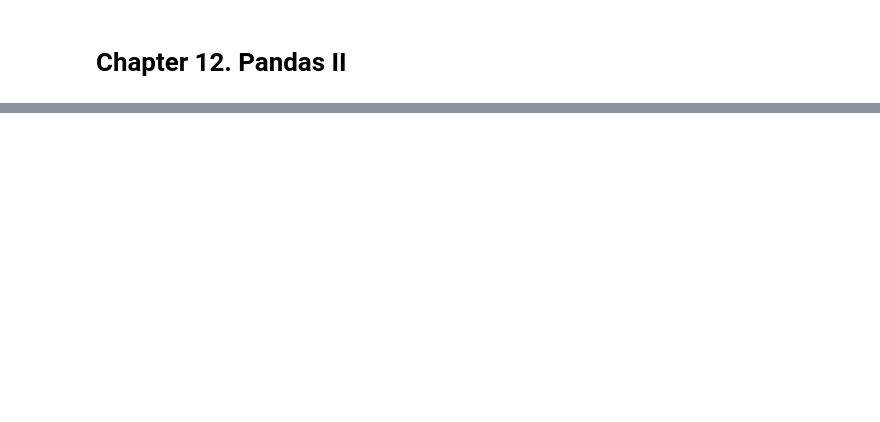
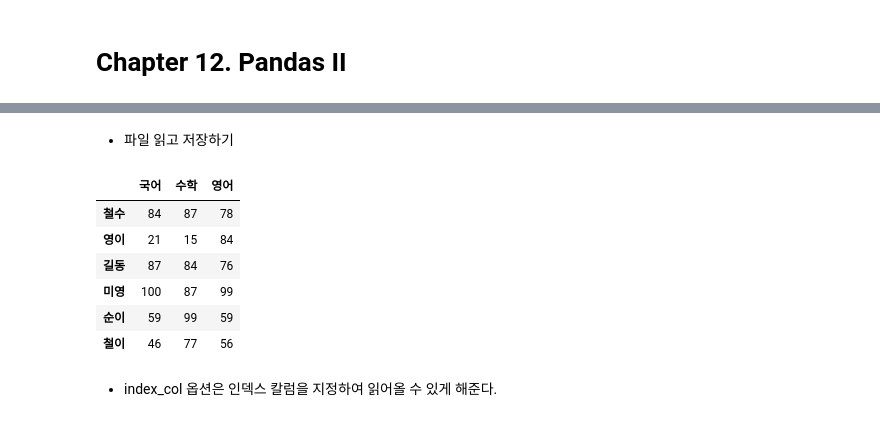
Before and after one commit to HaesunByun/Basic-Computing, a Jupyter notebook: _sources/B_chapter12.ipynb, the cells around one changed output, grey strips where cells are left out. Drawn from its saved outputs; the diff is of its cells as text; code cells hidden in the pictures; blank space fills up the shorter version.

```diff
--- a/_sources/B_chapter12.ipynb
+++ b/_sources/B_chapter12.ipynb
@@ -52,0 +61,17 @@ pd.Series(list or or dict or array, index = list or array)
+# %% [markdown]
+- 파일 읽고 저장하기
+# %%
+import pandas as pd
+scores = [[84,87,78], [21,15,84], [87,84,76], [100,87,99],[59,99,59],[46,77,56]]
+names=['철수','영이','길동','미영','순이','철이']
+lectures=['국어','수학','영어']
+d1 = pd.DataFrame(scores, index=names, columns=lectures)
+d1
+# %% [output]
+|  | 국어 | 수학 | 영어 |
+| 철수 | 84 | 87 | 78 |
+| 영이 | 21 | 15 | 84 |
+| 길동 | 87 | 84 | 76 |
+| 미영 | 100 | 87 | 99 |
+| 순이 | 59 | 99 | 59 |
+| 철이 | 46 | 77 | 56 |
@@ -52,0 +85,2 @@ pd.Series(list or or dict or array, index = list or array)
+# %% [markdown]
+- index_col 옵션은 인덱스 칼럼을 지정하여 읽어올 수 있게 해준다.
```
Also changed, not shown: parts of 91 cells of this notebook.
